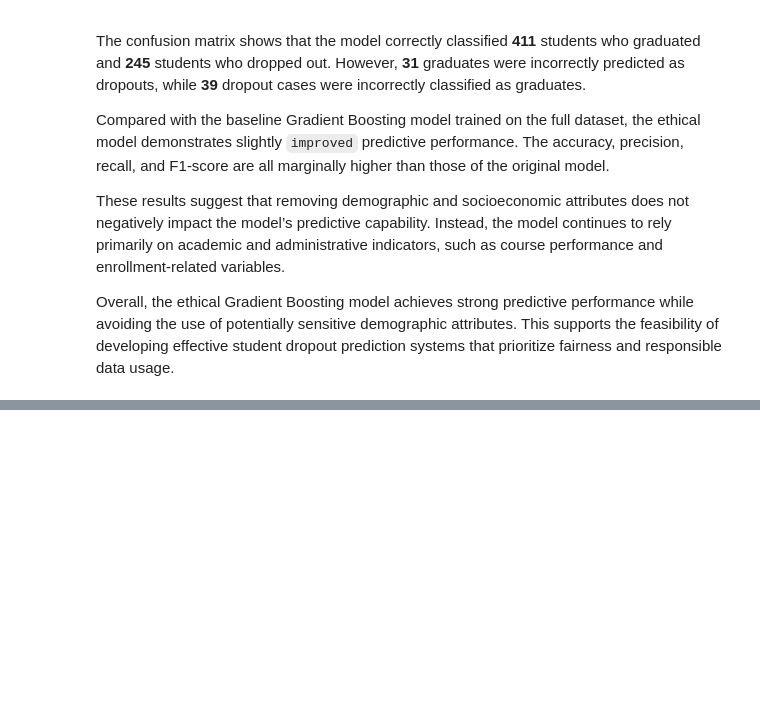
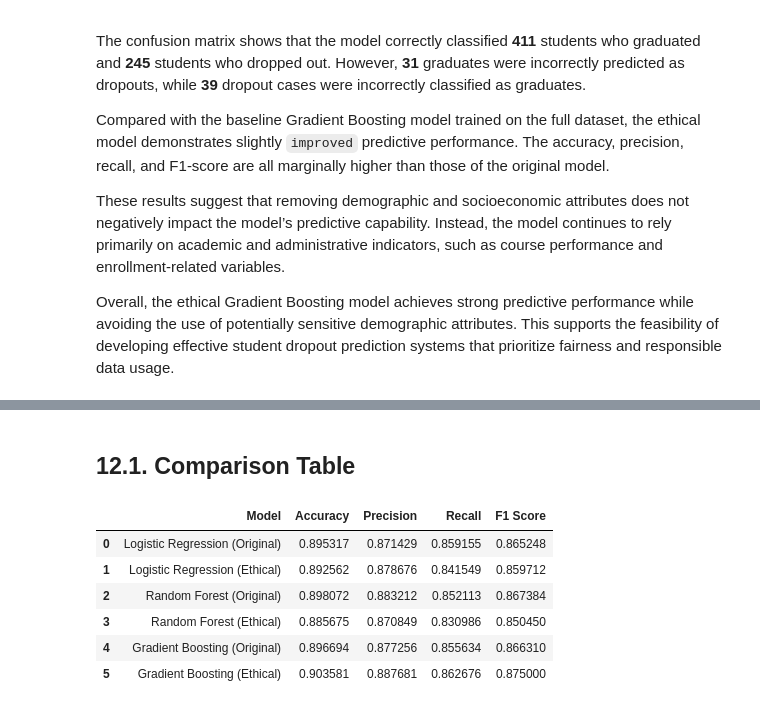
Before and after one commit to DimitarMalamski/student-dropout-predictor, a Jupyter notebook: notebooks/dropout_predictor.ipynb, the cells around one changed output, grey strips where cells are left out. Saved outputs shown, nothing was run; the diff lists cells and outputs as text; code cells hidden in the pictures; blank space fills up the shorter version.

```diff
--- a/notebooks/dropout_predictor.ipynb
+++ b/notebooks/dropout_predictor.ipynb
@@ -1168,0 +1184,55 @@ Overall, the ethical Gradient Boosting model achieves strong predictive performa
+# %% [markdown]
+## 12.1. Comparison Table
+# %%
+comparison_results = pd.DataFrame({
+  "Model": [
+    "Logistic Regression (Original)",
+    "Logistic Regression (Ethical)",
+    "Random Forest (Original)",
+    "Random Forest (Ethical)",
+    "Gradient Boosting (Original)",
+    "Gradient Boosting (Ethical)"
+  ],
+  "Accuracy": [
+    accuracy,
+    eth_accuracy,
+    rf_accuracy,
+    rf_eth_accuracy,
+    gb_accuracy,
+    gb_eth_accuracy
+  ],
+  "Precision": [
+    precision,
+    eth_precision,
+    rf_precision,
+    rf_eth_precision,
+    gb_precision,
+    gb_eth_precision
+  ],
+  "Recall": [
+    recall,
+    eth_recall,
+    rf_recall,
+    rf_eth_recall,
+    gb_recall,
+    gb_eth_recall
+  ],
+  "F1 Score": [
+    f1,
+    eth_f1,
+    rf_f1,
+    rf_eth_f1,
+    gb_f1,
+    gb_eth_f1
+  ]
+})
+
+comparison_results
+# %% [output]
+|  | Model | Accuracy | Precision | Recall | F1 Score |
+| 0 | Logistic Regression (Original) | 0.895317 | 0.871429 | 0.859155 | 0.865248 |
+| 1 | Logistic Regression (Ethical) | 0.892562 | 0.878676 | 0.841549 | 0.859712 |
+| 2 | Random Forest (Original) | 0.898072 | 0.883212 | 0.852113 | 0.867384 |
+| 3 | Random Forest (Ethical) | 0.885675 | 0.870849 | 0.830986 | 0.850450 |
+| 4 | Gradient Boosting (Original) | 0.896694 | 0.877256 | 0.855634 | 0.866310 |
+| 5 | Gradient Boosting (Ethical) | 0.903581 | 0.887681 | 0.862676 | 0.875000 |
```
Also changed, not shown: parts of 5 cells of this notebook.
